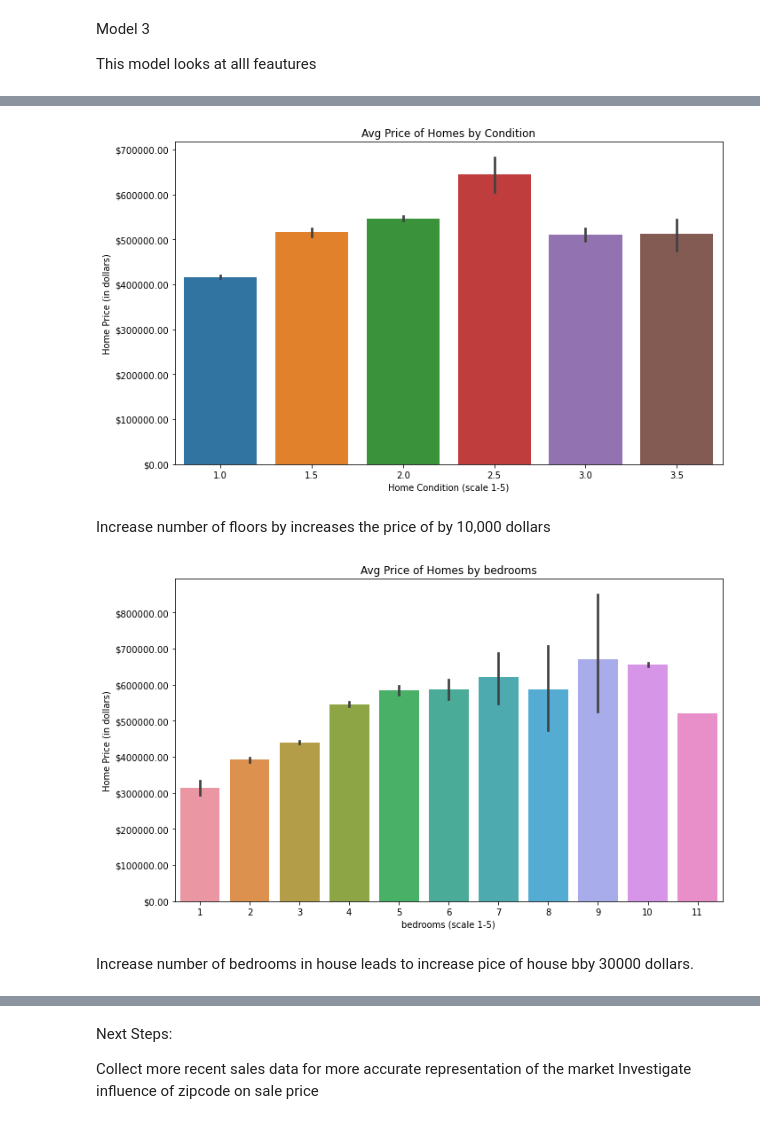
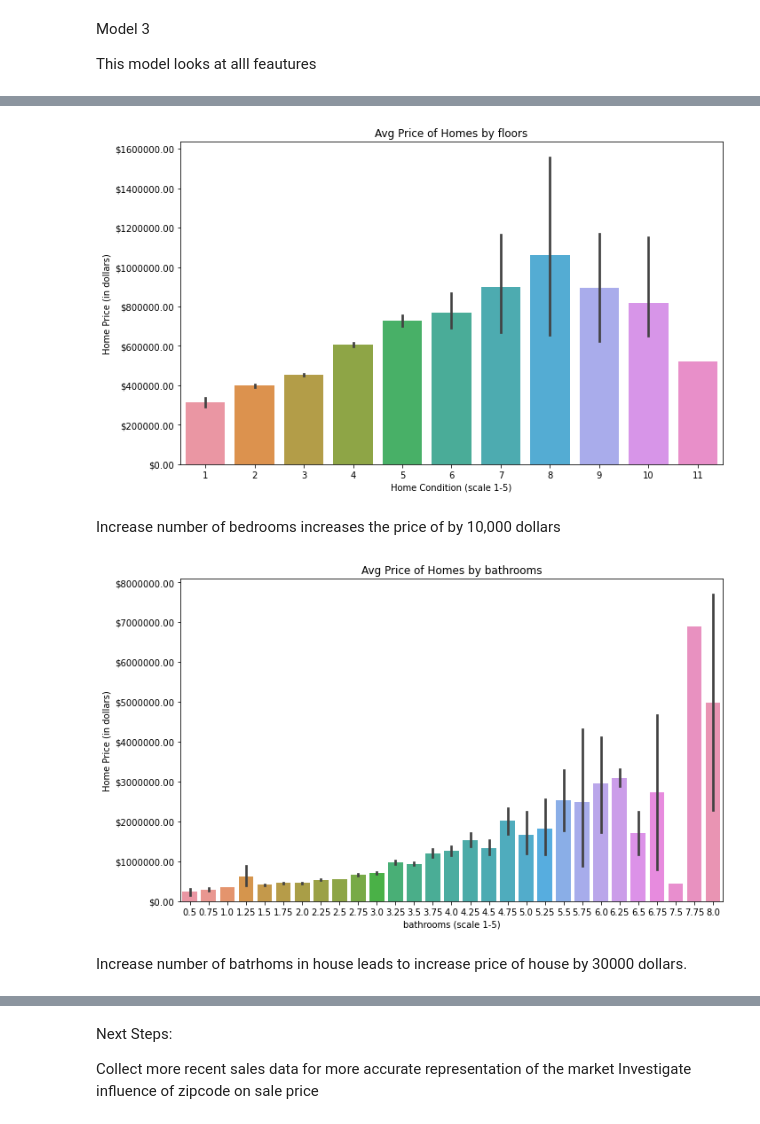
Before and after one commit to kigenb/linear_regression, a Jupyter notebook: Linear_regressiion_project.ipynb, the cells around one changed output, grey strips where cells are left out. Drawn from its saved outputs; the diff is of its cells as text; code cells hidden in the pictures.

```diff
--- a/Linear_regressiion_project.ipynb
+++ b/Linear_regressiion_project.ipynb
@@ -475,0 +519,3 @@ dtype: int64
+# %%
+df['bin_floors'] = df['floors'].apply(binary_convert)
+df['bin_floors'].value_counts()
@@ -496,0 +532,12 @@ df_clean
+# %%
+def remove_outliers(data, col):
+    #first and third quartile
+    first_q, third_q = np.percentile(data[col], 25), np.percentile(data[col], 75)
+    #interquartile range
+    iq_range = third_q - first_q
+    #get the cut_off for values(iqr*1.5)
+    cut_off = iq_range * 1.5
+    #lower and upper values
+    lower_range, upper_range = first_q - cut_off, third_q + cut_off
+
+    return data[(data[col] >= lower_range) & (data[col] <= upper_range)]
@@ -496,0 +571,10 @@ df_clean
+# %%
+df3=remove_outliers(df,'bathrooms')
+df4=remove_outliers(df3,'sqft_living')
+df5=remove_outliers(df4,'sqft_lot')
+df6=remove_outliers(df5,'floors')
+df7=remove_outliers(df6,'sqft_above')
+#df8=remove_outliers(df7,'renovated')
+df9=remove_outliers(df7,'sqft_living15')
+df10=remove_outliers(df,'sqft_lot15')
+df10
@@ -500,3 +598,6 @@ df.groupby('month').mean()['price'].plot()
 # %% [output]
 <AxesSubplot:xlabel='month'>
 [figure]
+# %%
+# dropping id,zip code, and date columns
+df10.drop(["date", "sqft_living",'floors', "year", "yr_renovated"], axis = 1, inplace = True)
@@ -939,34 +1065,34 @@ list(zip(name, test))
 # %%
 fig, ax = plt.subplots(figsize=(10,6))
 
 sns.barplot(ax=ax,
-            x='floors',
+            x='bedrooms',
             y='price',
-            data=df_clean)
+            data=df10)
 ax.set_xlabel('Home Condition (scale 1-5)')
 ax.set_ylabel('Home Price (in dollars)')
 ax.set_title('Avg Price of Homes by floors')
 ax.yaxis.set_major_formatter('${x:1.2f}')
 
 plt.tight_layout()
 
 plt.savefig
 
 plt.show()
 # %% [output]
-[figure, old version]
+[figure, new version]
 # %% [markdown]
-Increase number of floors by increases the price of  by 10,000 dollars
+Increase number of bedrooms  increases the price of  by 10,000 dollars
 # %%
 fig, ax = plt.subplots(figsize=(10,6))
 
 sns.barplot(ax=ax,
-            x='bedrooms',
+            x='bathrooms',
             y='price',
             data=df_clean)
-ax.set_xlabel('bedrooms (scale 1-5)')
+ax.set_xlabel('bathrooms (scale 1-5)')
 ax.set_ylabel('Home Price (in dollars)')
-ax.set_title('Avg Price of Homes by bedrooms')
+ax.set_title('Avg Price of Homes by bathrooms')
 ax.yaxis.set_major_formatter('${x:1.2f}')
 
 plt.tight_layout()
@@ -975,9 +1101,9 @@ plt.savefig
 
 plt.show()
 # %% [output]
-[figure, old version]
+[figure, new version]
 # %% [markdown]
-Increase number of bedrooms in house leads to increase  pice of house bby 30000 dollars.
+Increase number of batrhoms in house leads to increase  price of house by 30000 dollars.
 # %% [markdown]
 Reccomendation
 
```
Also changed, not shown: parts of 61 cells of this notebook, 1 other file.
